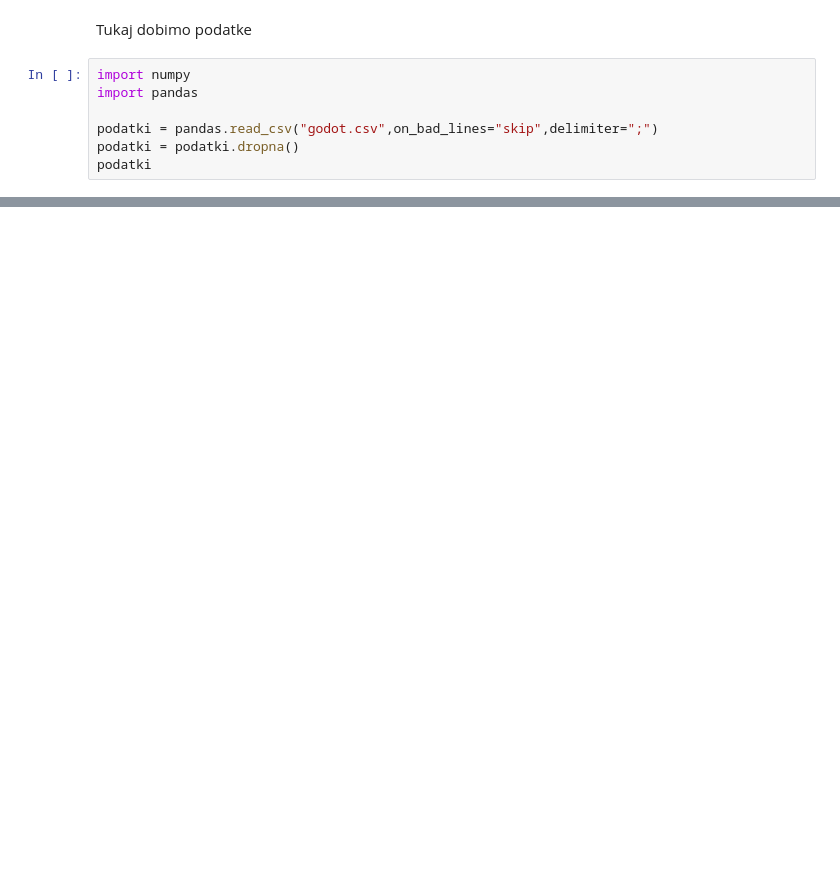
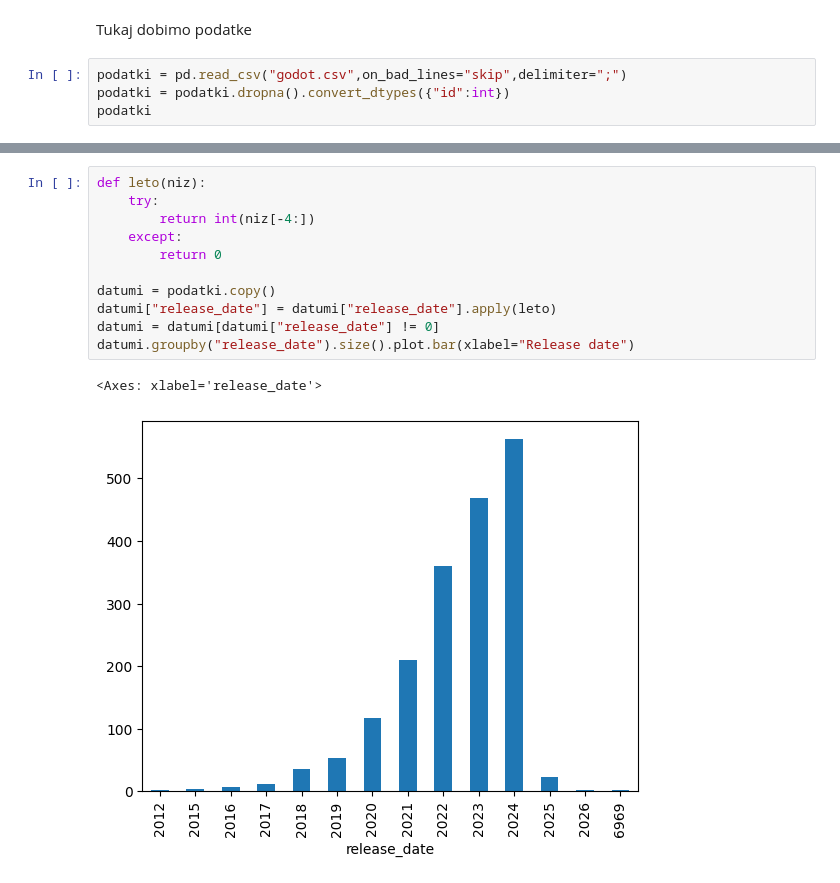
Before and after one commit to MatejFMF/GodotAnalizaPodatkov, a Jupyter notebook: analiza.ipynb, the cells around one changed output, grey strips where cells are left out. Drawn from its saved outputs; the diff is of its cells as text; blank space fills up the shorter version.

Commit message:
Dodal discountane igre, zastonj igre in igre bo datumih izhoda

```diff
--- a/analiza.ipynb
+++ b/analiza.ipynb
@@ -7,11 +14,8 @@ Za zdaj šele dodajam datoteke
 # %% [markdown]
 Tukaj dobimo podatke
 # %%
-import numpy
-import pandas
-
-podatki = pandas.read_csv("godot.csv",on_bad_lines="skip",delimiter=";")
-podatki = podatki.dropna()
+podatki = pd.read_csv("godot.csv",on_bad_lines="skip",delimiter=";")
+podatki = podatki.dropna().convert_dtypes({"id":int})
 podatki
 # %% [output]
 |  | id | ime | link | app_type | cena | discount | release_date | developer | publisher | ... |
@@ -29,0 +68,14 @@ podatki
+# %%
+def leto(niz):
+    try:
+        return int(niz[-4:])
+    except:
+        return 0
+
+datumi = podatki.copy()
+datumi["release_date"] = datumi["release_date"].apply(leto)
+datumi = datumi[datumi["release_date"] != 0]
+datumi.groupby("release_date").size().plot.bar(xlabel="Release date")
+# %% [output]
+<Axes: xlabel='release_date'>
+[figure, added]
```
Also changed, not shown: parts of 6 cells of this notebook.
